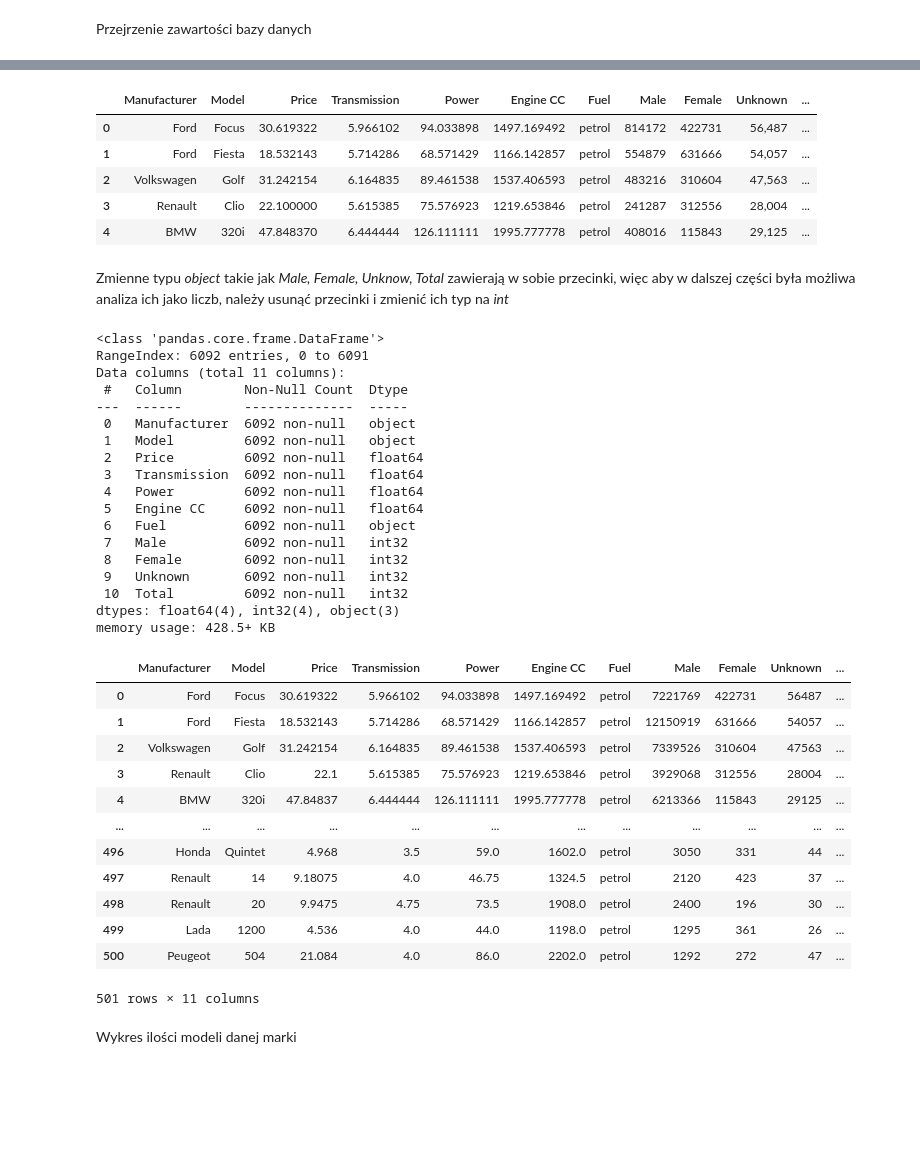
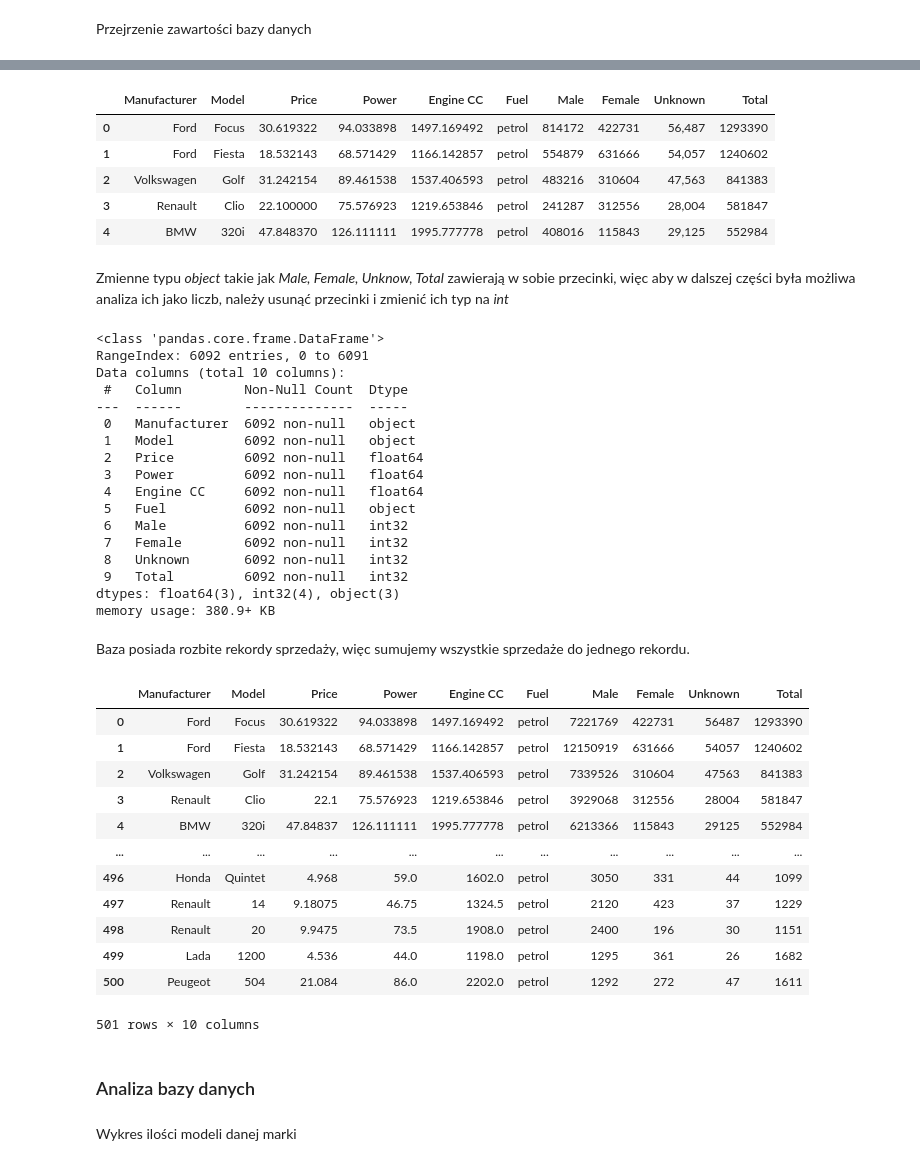
Before and after one commit to dyzioq/data-analysis-project, a Jupyter notebook: notebook.ipynb, the cells around one changed output, grey strips where cells are left out. Saved outputs shown, nothing was run; the diff lists cells and outputs as text; code cells hidden in the pictures; blank space fills up the shorter version.

```diff
--- a/notebook.ipynb
+++ b/notebook.ipynb
@@ -33,3 +36,5 @@ dataSet = pd.read_csv("CarBuyers.csv")
+# %%
+dataSet.drop("Transmission", axis="columns", inplace= True)
 # %% [markdown]
 Przejrzenie zawartości bazy danych
 # %%
@@ -56,12 +60,12 @@ memory usage: 523.7+ KB
 # %%
 dataSet.head()
 # %% [output]
-|  | Manufacturer | Model | Price | Transmission | Power | Engine CC | Fuel | Male | Female | Unknown | ... |
-| 0 | Ford | Focus | 30.619322 | 5.966102 | 94.033898 | 1497.169492 | petrol | 814172 | 422731 | 56,487 | ... |
-| 1 | Ford | Fiesta | 18.532143 | 5.714286 | 68.571429 | 1166.142857 | petrol | 554879 | 631666 | 54,057 | ... |
-| 2 | Volkswagen | Golf | 31.242154 | 6.164835 | 89.461538 | 1537.406593 | petrol | 483216 | 310604 | 47,563 | ... |
-| 3 | Renault | Clio | 22.100000 | 5.615385 | 75.576923 | 1219.653846 | petrol | 241287 | 312556 | 28,004 | ... |
-| 4 | BMW | 320i | 47.848370 | 6.444444 | 126.111111 | 1995.777778 | petrol | 408016 | 115843 | 29,125 | ... |
+|  | Manufacturer | Model | Price | Power | Engine CC | Fuel | Male | Female | Unknown | Total |
+| 0 | Ford | Focus | 30.619322 | 94.033898 | 1497.169492 | petrol | 814172 | 422731 | 56,487 | 1293390 |
+| 1 | Ford | Fiesta | 18.532143 | 68.571429 | 1166.142857 | petrol | 554879 | 631666 | 54,057 | 1240602 |
+| 2 | Volkswagen | Golf | 31.242154 | 89.461538 | 1537.406593 | petrol | 483216 | 310604 | 47,563 | 841383 |
+| 3 | Renault | Clio | 22.100000 | 75.576923 | 1219.653846 | petrol | 241287 | 312556 | 28,004 | 581847 |
+| 4 | BMW | 320i | 47.848370 | 126.111111 | 1995.777778 | petrol | 408016 | 115843 | 29,125 | 552984 |
 # %% [markdown]
 Zmienne typu <i>object</i> takie jak <i>Male, Female, Unknow, Total</i> zawierają w sobie przecinki, więc aby w dalszej części była możliwa analiza ich jako liczb, należy usunąć przecinki i zmienić ich typ na <i>int</i>
 # %%
@@ -76,58 +80,62 @@ dataSet.info() #sprawdzamy czy typy zmieniono na int
 # %% [output]
 <class 'pandas.core.frame.DataFrame'>
 RangeIndex: 6092 entries, 0 to 6091
-Data columns (total 11 columns):
+Data columns (total 10 columns):
  #   Column        Non-Null Count  Dtype
 ---  ------        --------------  -----
  0   Manufacturer  6092 non-null   object
  1   Model         6092 non-null   object
  2   Price         6092 non-null   float64
- 3   Transmission  6092 non-null   float64
- 4   Power         6092 non-null   float64
- 5   Engine CC     6092 non-null   float64
- 6   Fuel          6092 non-null   object
- 7   Male          6092 non-null   int32
- 8   Female        6092 non-null   int32
- 9   Unknown       6092 non-null   int32
- 10  Total         6092 non-null   int32
-dtypes: float64(4), int32(4), object(3)
-memory usage: 428.5+ KB
+ 3   Power         6092 non-null   float64
+ 4   Engine CC     6092 non-null   float64
+ 5   Fuel          6092 non-null   object
+ 6   Male          6092 non-null   int32
+ 7   Female        6092 non-null   int32
+ 8   Unknown       6092 non-null   int32
+ 9   Total         6092 non-null   int32
+dtypes: float64(3), int32(4), object(3)
+memory usage: 380.9+ KB
+# %% [markdown]
+Baza posiada rozbite rekordy sprzedaży, więc sumujemy wszystkie sprzedaże do jednego rekordu.
 # %%
 dataSetUnique = pd.DataFrame()
 for column in dataSet.columns:
     dataSetUnique[column]=[]
-dataSetUnique.loc[0] = dataSet.loc[0]
-listOfModels = ["Focus"]
+#dataSetUnique.loc[0] = dataSet.loc[0]
+listOfModels = []
 
-indexForNewRow = 1
+indexForNewRow = 0
 
-for i in range(1, len(dataSet)):
+for i in range(0, len(dataSet)):
     row = dataSet.loc[i]
     model = row["Model"]
     if model in listOfModels:
         index = listOfModels.index(row["Model"])
         dataSetUnique.loc[index, "Male"] += row["Male"]
 
     else:
         listOfModels.append(row["Model"])
         dataSetUnique.loc[indexForNewRow]=row
         indexForNewRow += 1
 
 dataSet = dataSetUnique
+dataSet
 # %% [output]
-|  | Manufacturer | Model | Price | Transmission | Power | Engine CC | Fuel | Male | Female | Unknown | ... |
-| 0 | Ford | Focus | 30.619322 | 5.966102 | 94.033898 | 1497.169492 | petrol | 7221769 | 422731 | 56487 | ... |
-| 1 | Ford | Fiesta | 18.532143 | 5.714286 | 68.571429 | 1166.142857 | petrol | 12150919 | 631666 | 54057 | ... |
-| 2 | Volkswagen | Golf | 31.242154 | 6.164835 | 89.461538 | 1537.406593 | petrol | 7339526 | 310604 | 47563 | ... |
-| 3 | Renault | Clio | 22.1 | 5.615385 | 75.576923 | 1219.653846 | petrol | 3929068 | 312556 | 28004 | ... |
-| 4 | BMW | 320i | 47.84837 | 6.444444 | 126.111111 | 1995.777778 | petrol | 6213366 | 115843 | 29125 | ... |
-| ... | ... | ... | ... | ... | ... | ... | ... | ... | ... | ... | ... |
-| 496 | Honda | Quintet | 4.968 | 3.5 | 59.0 | 1602.0 | petrol | 3050 | 331 | 44 | ... |
-| 497 | Renault | 14 | 9.18075 | 4.0 | 46.75 | 1324.5 | petrol | 2120 | 423 | 37 | ... |
-| 498 | Renault | 20 | 9.9475 | 4.75 | 73.5 | 1908.0 | petrol | 2400 | 196 | 30 | ... |
-| 499 | Lada | 1200 | 4.536 | 4.0 | 44.0 | 1198.0 | petrol | 1295 | 361 | 26 | ... |
-| 500 | Peugeot | 504 | 21.084 | 4.0 | 86.0 | 2202.0 | petrol | 1292 | 272 | 47 | ... |
+|  | Manufacturer | Model | Price | Power | Engine CC | Fuel | Male | Female | Unknown | Total |
+| 0 | Ford | Focus | 30.619322 | 94.033898 | 1497.169492 | petrol | 7221769 | 422731 | 56487 | 1293390 |
+| 1 | Ford | Fiesta | 18.532143 | 68.571429 | 1166.142857 | petrol | 12150919 | 631666 | 54057 | 1240602 |
+| 2 | Volkswagen | Golf | 31.242154 | 89.461538 | 1537.406593 | petrol | 7339526 | 310604 | 47563 | 841383 |
+| 3 | Renault | Clio | 22.1 | 75.576923 | 1219.653846 | petrol | 3929068 | 312556 | 28004 | 581847 |
+| 4 | BMW | 320i | 47.84837 | 126.111111 | 1995.777778 | petrol | 6213366 | 115843 | 29125 | 552984 |
+| ... | ... | ... | ... | ... | ... | ... | ... | ... | ... | ... |
+| 496 | Honda | Quintet | 4.968 | 59.0 | 1602.0 | petrol | 3050 | 331 | 44 | 1099 |
+| 497 | Renault | 14 | 9.18075 | 46.75 | 1324.5 | petrol | 2120 | 423 | 37 | 1229 |
+| 498 | Renault | 20 | 9.9475 | 73.5 | 1908.0 | petrol | 2400 | 196 | 30 | 1151 |
+| 499 | Lada | 1200 | 4.536 | 44.0 | 1198.0 | petrol | 1295 | 361 | 26 | 1682 |
+| 500 | Peugeot | 504 | 21.084 | 86.0 | 2202.0 | petrol | 1292 | 272 | 47 | 1611 |
-501 rows × 11 columns
+501 rows × 10 columns
+# %% [markdown]
+### Analiza bazy danych
 # %% [markdown]
 Wykres ilości modeli danej marki
 # %%
```
Also changed, not shown: parts of 15 cells of this notebook.
